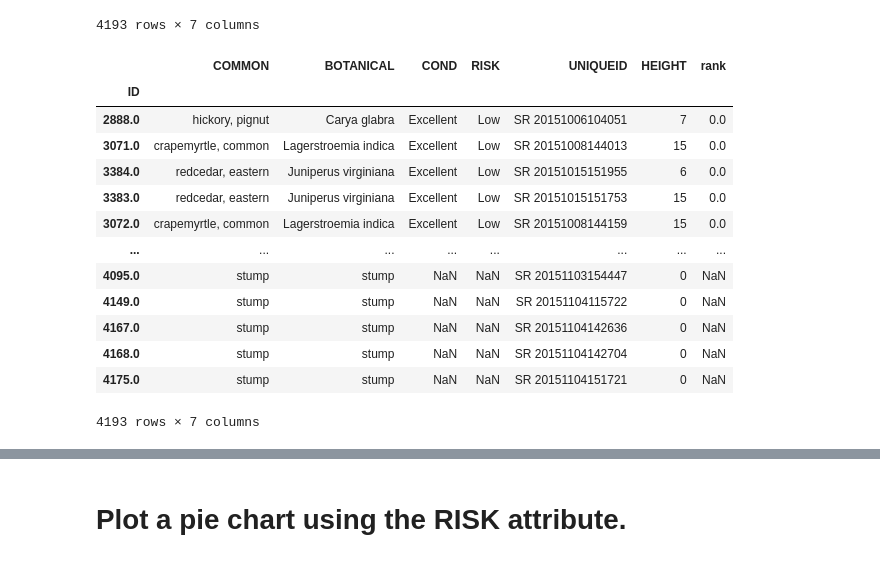
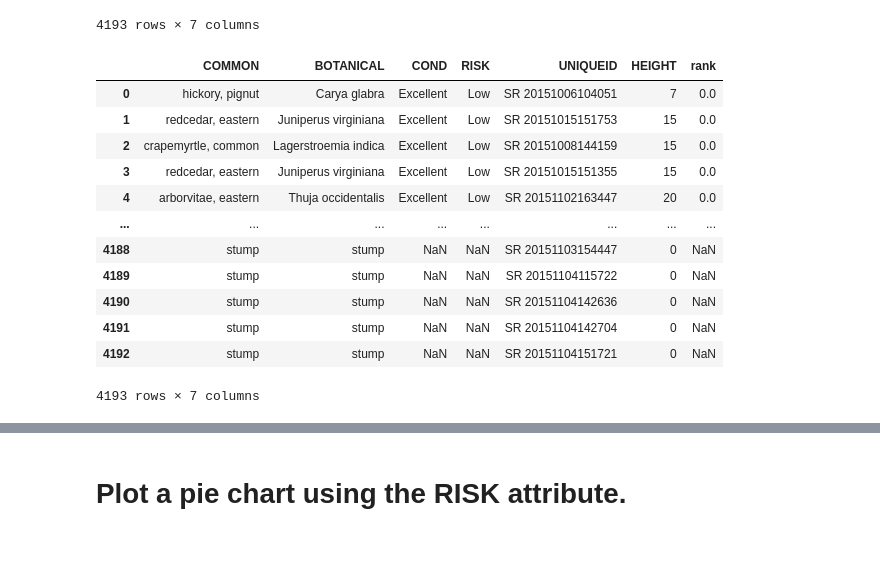
Before and after one commit to mikerly131/DataEngineering.Labs.CityOfNewarkDETreeSurvey, a Jupyter notebook: newark_de_tree_survey.ipynb, the cells around one changed output, grey strips where cells are left out. Cells and saved outputs as stored; diff of their text form; code cells hidden in the pictures.

```diff
--- a/newark_de_tree_survey.ipynb
+++ b/newark_de_tree_survey.ipynb
@@ -292,21 +292,20 @@ df2
 4193 rows × 7 columns
 # %%
 # Now I will sort the entire data frame by the ranking I created, in place and with the nan in last
-df2.sort_values(by="rank", na_position='last', inplace=True)
-df2
+df5 = df2.sort_values(by="rank", na_position='last', ignore_index=True)
+df5
 # %% [output]
 |  | COMMON | BOTANICAL | COND | RISK | UNIQUEID | HEIGHT | rank |
-| ID |  |  |  |  |  |  |  |
-| 2888.0 | hickory, pignut | Carya glabra | Excellent | Low | SR 20151006104051 | 7 | 0.0 |
-| 3071.0 | crapemyrtle, common | Lagerstroemia indica | Excellent | Low | SR 20151008144013 | 15 | 0.0 |
-| 3384.0 | redcedar, eastern | Juniperus virginiana | Excellent | Low | SR 20151015151955 | 6 | 0.0 |
-| 3383.0 | redcedar, eastern | Juniperus virginiana | Excellent | Low | SR 20151015151753 | 15 | 0.0 |
-| 3072.0 | crapemyrtle, common | Lagerstroemia indica | Excellent | Low | SR 20151008144159 | 15 | 0.0 |
+| 0 | hickory, pignut | Carya glabra | Excellent | Low | SR 20151006104051 | 7 | 0.0 |
+| 1 | redcedar, eastern | Juniperus virginiana | Excellent | Low | SR 20151015151753 | 15 | 0.0 |
+| 2 | crapemyrtle, common | Lagerstroemia indica | Excellent | Low | SR 20151008144159 | 15 | 0.0 |
+| 3 | redcedar, eastern | Juniperus virginiana | Excellent | Low | SR 20151015151355 | 15 | 0.0 |
+| 4 | arborvitae, eastern | Thuja occidentalis | Excellent | Low | SR 20151102163447 | 20 | 0.0 |
 | ... | ... | ... | ... | ... | ... | ... | ... |
-| 4095.0 | stump | stump | NaN | NaN | SR 20151103154447 | 0 | NaN |
-| 4149.0 | stump | stump | NaN | NaN | SR 20151104115722 | 0 | NaN |
-| 4167.0 | stump | stump | NaN | NaN | SR 20151104142636 | 0 | NaN |
-| 4168.0 | stump | stump | NaN | NaN | SR 20151104142704 | 0 | NaN |
-| 4175.0 | stump | stump | NaN | NaN | SR 20151104151721 | 0 | NaN |
+| 4188 | stump | stump | NaN | NaN | SR 20151103154447 | 0 | NaN |
+| 4189 | stump | stump | NaN | NaN | SR 20151104115722 | 0 | NaN |
+| 4190 | stump | stump | NaN | NaN | SR 20151104142636 | 0 | NaN |
+| 4191 | stump | stump | NaN | NaN | SR 20151104142704 | 0 | NaN |
+| 4192 | stump | stump | NaN | NaN | SR 20151104151721 | 0 | NaN |
 4193 rows × 7 columns
 # %%
```
Also changed, not shown: parts of 12 cells of this notebook.
